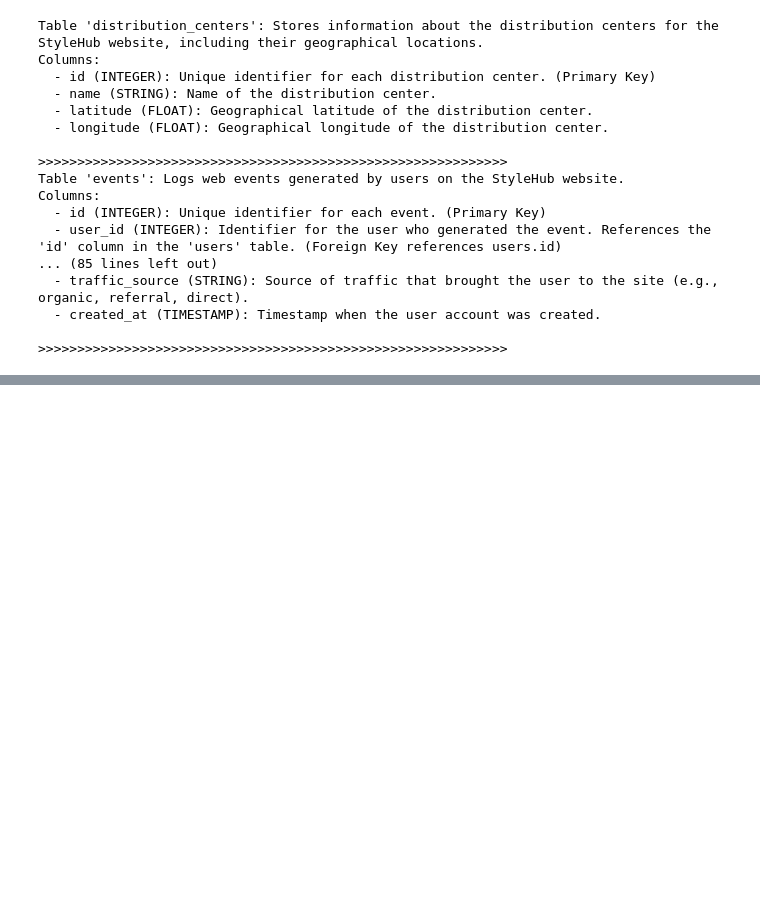
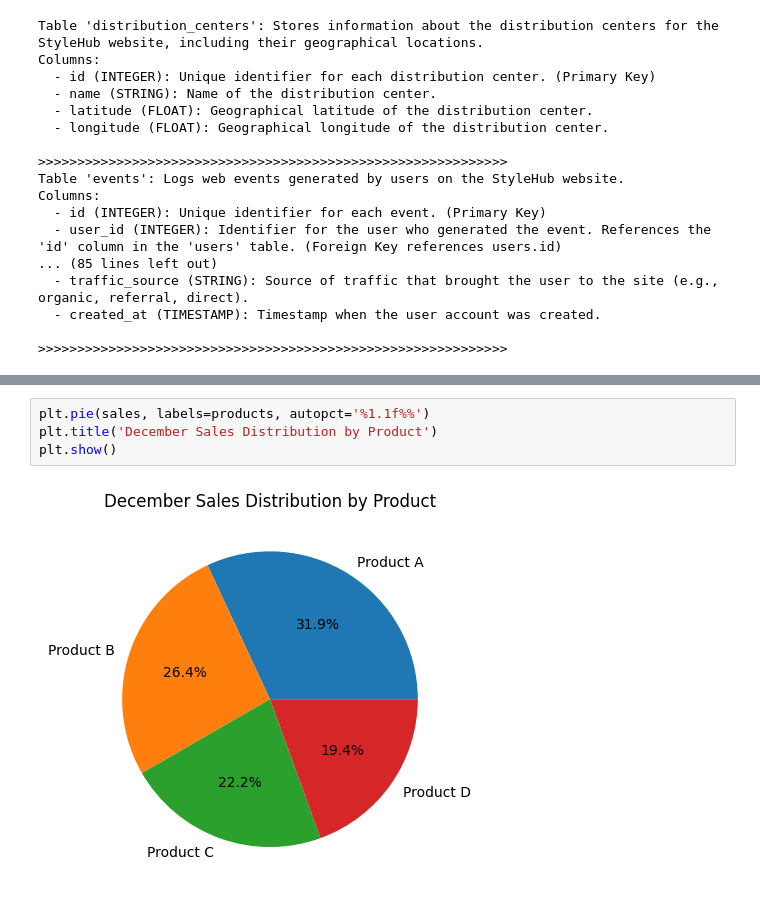
Before and after one commit to novoforce/cautious-palm-tree, a Jupyter notebook: data_analysis.ipynb, the cells around one changed output, grey strips where cells are left out. Saved outputs shown, nothing was run; the diff lists cells and outputs as text; blank space fills up the shorter version.

```diff
--- a/data_analysis.ipynb
+++ b/data_analysis.ipynb
@@ -322,0 +506,6 @@ Columns:
+# %%
+plt.pie(sales, labels=products, autopct='%1.1f%%')
+plt.title('December Sales Distribution by Product')
+plt.show()
+# %% [output]
+[figure, added]
```
Also changed, not shown: parts of 27 cells of this notebook, 1 other file.
